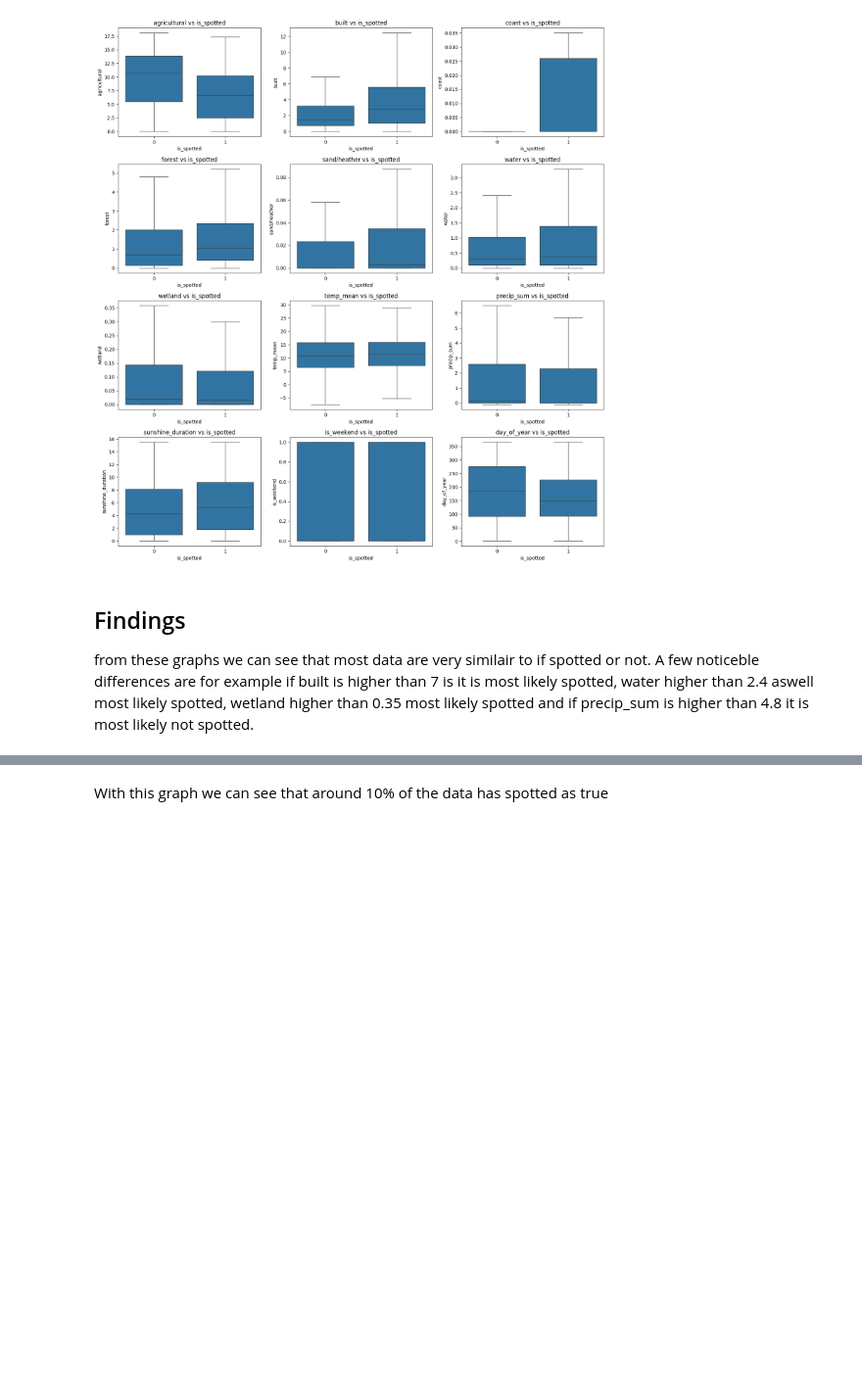
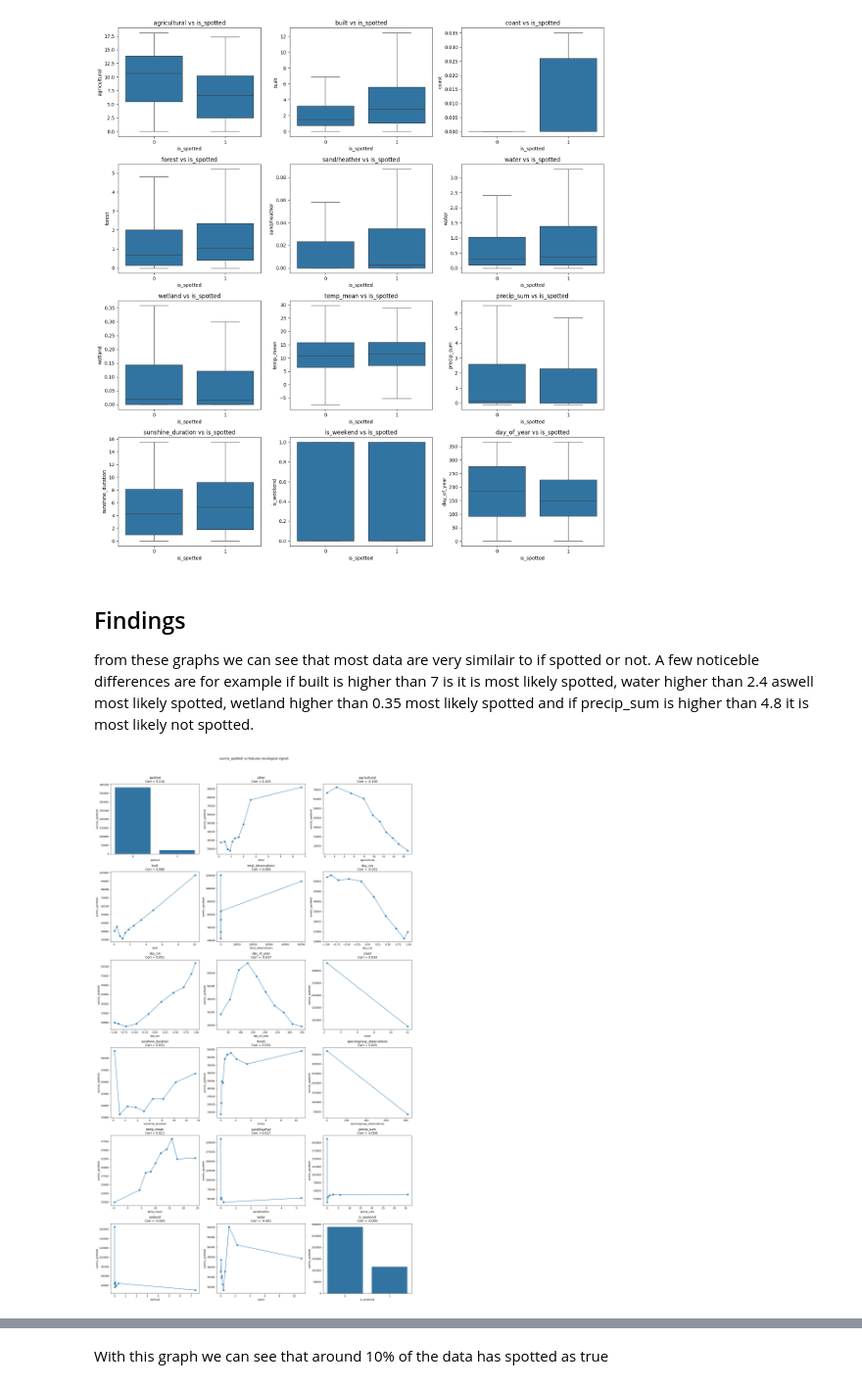
Before and after one commit to Sannebeast/Rabbitions, a Jupyter notebook: notebooks/project.ipynb, the cells around one changed output, grey strips where cells are left out. Shown at 98% size. Saved outputs shown, nothing was run; the diff lists cells and outputs as text; code cells hidden in the pictures; blank space fills up the shorter version.

```diff
--- a/notebooks/project.ipynb
+++ b/notebooks/project.ipynb
@@ -559,6 +510,86 @@ plt.show()
 
 from these graphs we can see that most data are very similair to if spotted or not.
 A few noticeble differences are for example if built is higher than 7 is it is most likely spotted, water higher than 2.4 aswell most likely spotted, wetland higher than 0.35 most likely spotted and if precip_sum is higher than 4.8 it is most likely not spotted.
+# %%
+# ==========================
+# SETTINGS
+# ==========================
+target = "is_spotted"
+
+exclude_cols = ["decimalLatitude", "decimalLongitude"]
+
+# keep full dataset (IMPORTANT)
+plot_df = df.copy()
+
+# ==========================
+# NUMERIC FEATURES ONLY
+# ==========================
+numeric_df = plot_df.select_dtypes(include=np.number).drop(columns=exclude_cols, errors="ignore")
+
+corrs = (
+    numeric_df.corr()[target]
+    .drop(target)
+    .abs()
+    .sort_values(ascending=False)
+)
+
+features = corrs.index.tolist()
+
+# ==========================
+# PLOTS
+# ==========================
+n_features = len(features)
+n_cols = 3
+n_rows = int(np.ceil(n_features / n_cols))
+
+fig, axes = plt.subplots(n_rows, n_cols, figsize=(18, 5 * n_rows))
+
+if n_features == 1:
+    axes = [axes]
+else:
+    axes = axes.flatten()
+
+for ax, feature in zip(axes, features):
+
+    # --------------------------
+    # BIN CONTINUOUS FEATURES
+    # --------------------------
+    if plot_df[feature].nunique() > 20:
+        tmp = plot_df[[feature, target]].dropna().copy()
+        tmp["bin"] = pd.qcut(tmp[feature], q=10, duplicates="drop")
+
+        agg = tmp.groupby("bin")[target].sum().reset_index()
+        agg["bin_mid"] = agg["bin"].apply(lambda x: x.mid)
+
+        ax.plot(agg["bin_mid"], agg[target], marker="o")
+        ax.set_xlabel(feature)
+        ax.set_ylabel("sum(is_spotted)")
+
+    else:
+        # categorical / discrete-like features
+        agg = plot_df.groupby(feature)[target].sum().reset_index()
+
+        sns.barplot(
+            data=agg,
+            x=feature,
+            y=target,
+            ax=ax
+        )
+
+        ax.set_ylabel("sum(is_spotted)")
+
+    corr = plot_df[[feature, target]].corr().iloc[0, 1]
+
+    ax.set_title(f"{feature}\nCorr = {corr:.3f}")
+
+for ax in axes[n_features:]:
+    fig.delaxes(ax)
+
+plt.suptitle("sum(is_spotted) vs features (ecological signal)", y=1.02)
+plt.tight_layout()
+plt.show()
+# %% [output]
+[figure, added]
 # %%
 plt.figure(figsize=(6,4))
 
```
Also changed, not shown: parts of 17 cells of this notebook.
